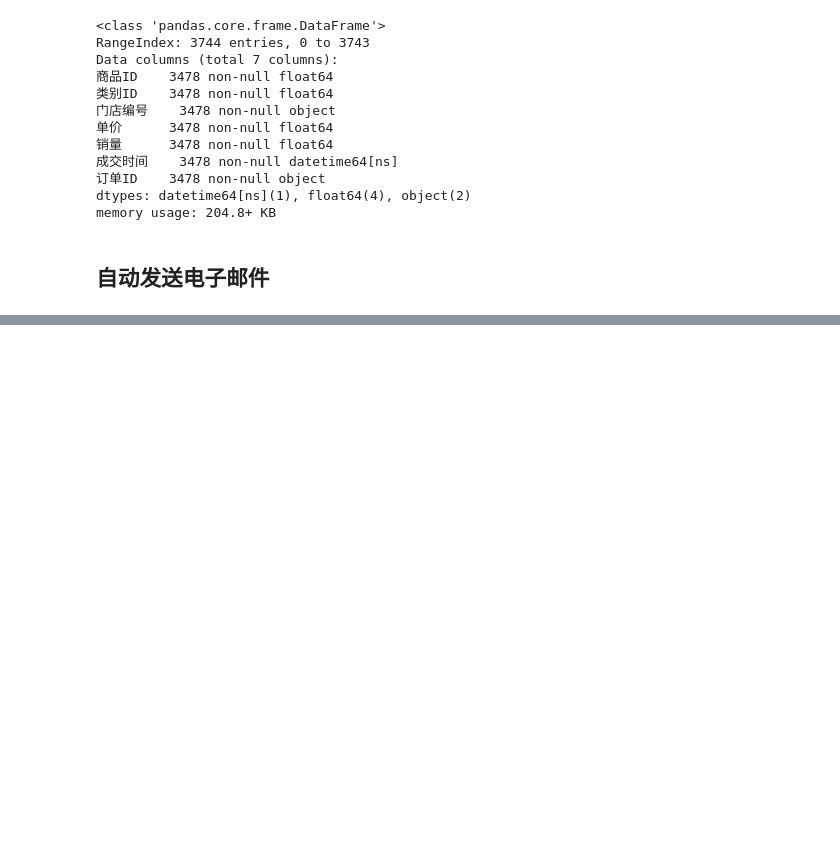
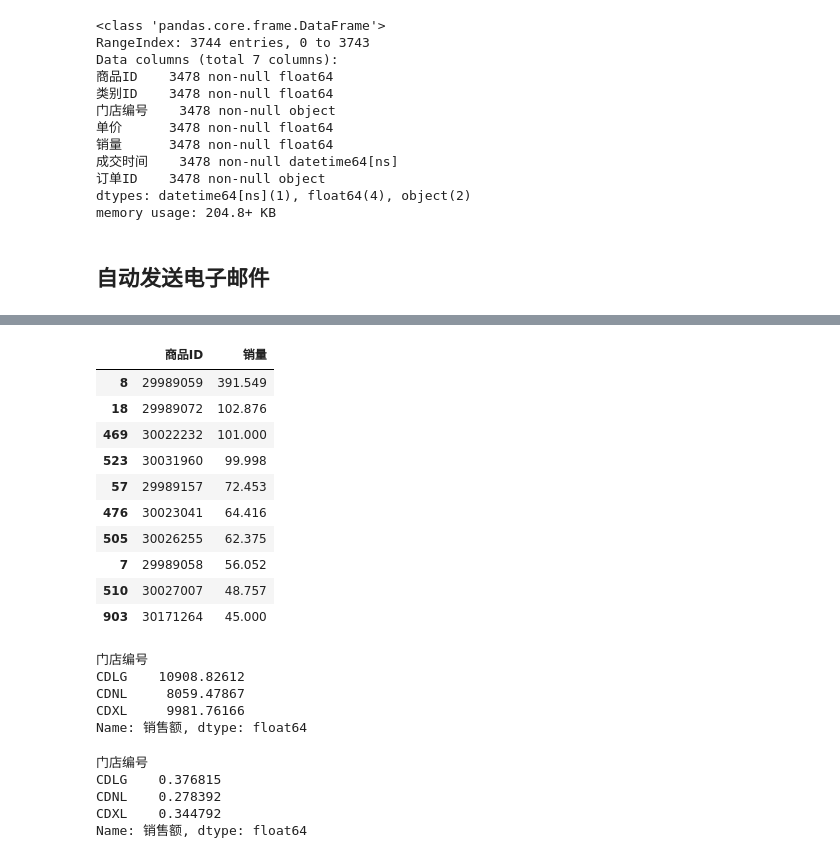
Before and after one commit to xmaniu/Excel-Python, a Jupyter notebook: Code/Chapter14.ipynb, the cells around one changed output, grey strips where cells are left out. Saved outputs shown, nothing was run; the diff lists cells and outputs as text; code cells hidden in the pictures; blank space fills up the shorter version.

```diff
--- a/Code/Chapter14.ipynb
+++ b/Code/Chapter14.ipynb
@@ -139,0 +133,33 @@ reply: retcode (221); Msg: b'Bye'
+# %%
+#看那些商品比较畅销
+pd.pivot_table(data,index="商品ID",values ="销量",aggfunc = "sum").reset_index().sort_values(by="销量",ascending = False).head(10)
+# %% [output]
+|  | 商品ID | 销量 |
+| 8 | 29989059 | 391.549 |
+| 18 | 29989072 | 102.876 |
+| 469 | 30022232 | 101.000 |
+| 523 | 30031960 | 99.998 |
+| 57 | 29989157 | 72.453 |
+| 476 | 30023041 | 64.416 |
+| 505 | 30026255 | 62.375 |
+| 7 | 29989058 | 56.052 |
+| 510 | 30027007 | 48.757 |
+| 903 | 30171264 | 45.000 |
+# %%
+#不同门店的销售额占比
+data["销售额"] = data["销量"]*data["单价"]
+data.groupby("门店编号")["销售额"].sum()
+# %% [output]
+门店编号
+CDLG    10908.82612
+CDNL     8059.47867
+CDXL     9981.76166
+Name: 销售额, dtype: float64
+# %%
+data.groupby("门店编号")["销售额"].sum()/data["销售额"].sum()
+# %% [output]
+门店编号
+CDLG    0.376815
+CDNL    0.278392
+CDXL    0.344792
+Name: 销售额, dtype: float64
```
Also changed, not shown: parts of 8 cells of this notebook.
